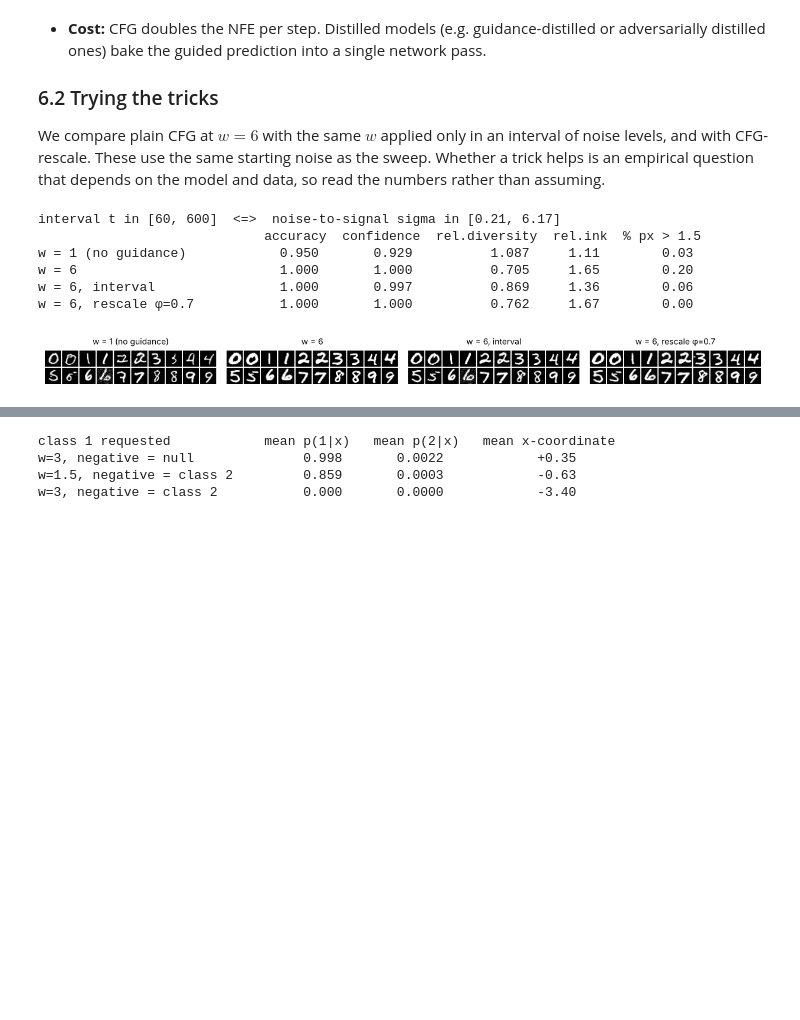
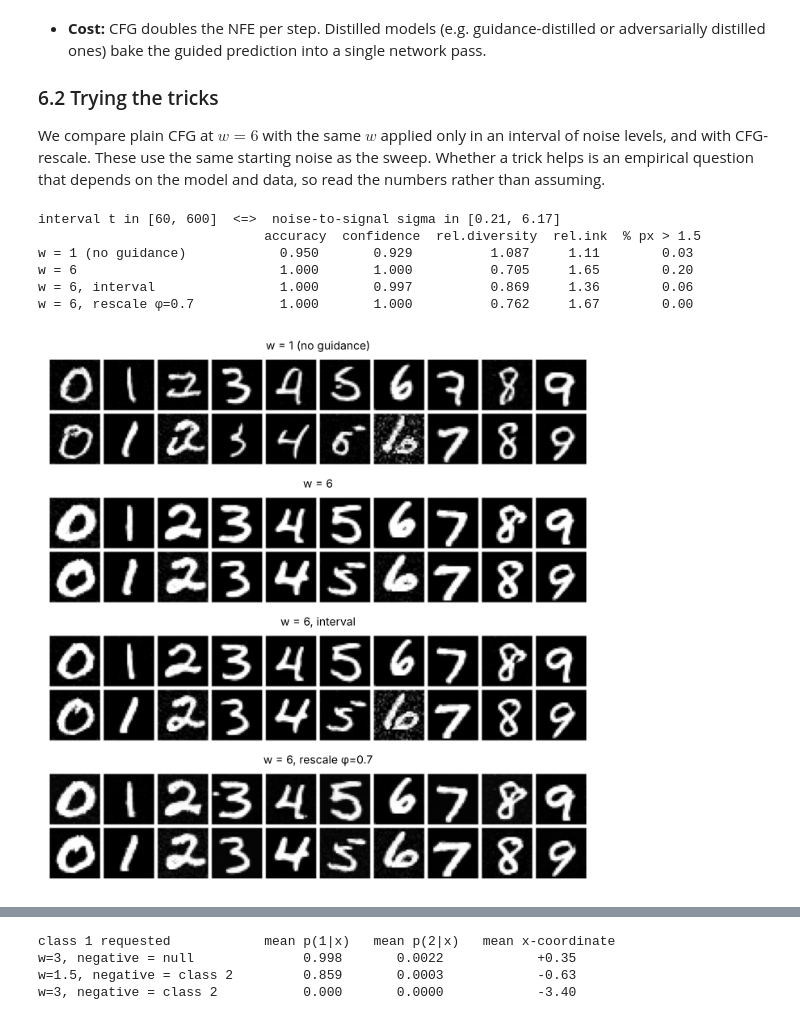
Before and after one commit to johnschwarcz/CognitiveGridworld, a Jupyter notebook: diffusion_tutorial/06_guidance.ipynb, the cells around one changed output, grey strips where cells are left out. Drawn from its saved outputs; the diff is of its cells as text; code cells hidden in the pictures; blank space fills up the shorter version.

```diff
--- a/diffusion_tutorial/06_guidance.ipynb
+++ b/diffusion_tutorial/06_guidance.ipynb
@@ -568,7 +646,10 @@ when it receives `labels` and `p_uncond`.
 # %%
 t0 = time.time()
+# amp=False: a tiny MLP gains nothing from bfloat16, and the eps_c - eps_u analysis below wants full precision
+# (with amp=None, dmtools would switch bf16 on automatically on CUDA GPUs only, so results would depend on the device)
 run2d = dm.train_diffusion(cfg_mlp, x_train, sched2d, labels=y_train, p_uncond=P_UNCOND, steps=STEPS_2D,
-                           batch_size=512, lr=1e-3, warmup=200, progress=False, log_every=max(1, STEPS_2D // 3))
+                           batch_size=512, lr=1e-3, warmup=200, progress=False, log_every=max(1, STEPS_2D // 3),
+                           amp=False)
 cfg_mlp_ema = run2d["ema"].model
 print(f"trained {STEPS_2D} steps in {time.time() - t0:.0f}s")
 # %% [output]
@@ -614,16 +702,19 @@ difference between rows is model error only.
 # %%
 t0 = time.time()
 learned_samples = {w: sample_2d(cfg_mlp_ema, labels_2d, w=w, seed=10) for w in W_LIST}
-exact_cfg_samples = {w: sample_2d(exact, labels_2d, w=w, seed=10) for w in W_LIST}   # = exact classifier guidance
+exact_shared = cg_samples                       # exact guidance, seed 10: same noise as learned_samples
+exact_indep = {w: sample_2d(exact, labels_2d, w=w, seed=11) for w in W_LIST}   # exact CFG, independent noise
 print(f"sampling: {time.time() - t0:.1f}s")
-floor = mmd_by_class(true_cond_2, true_cond, labels_2d)
-print("   w    MMD^2(learned CFG, exact)   (noise floor ~ %.5f)" % floor)
+print("   w   MMD^2(learned, exact)   MMD^2(exact, exact) = noise floor   [both: independent draws]")
 for w in W_LIST:
-    print(f"{w:5.1f}   {mmd_by_class(learned_samples[w], exact_cfg_samples[w], labels_2d):24.5f}")
+    print(f"{w:5.1f}   {mmd_by_class(learned_samples[w], exact_indep[w], labels_2d):20.5f}"
+          f"   {mmd_by_class(exact_shared[w], exact_indep[w], labels_2d):33.5f}")
+print(f"(for contrast, w = 1 with shared noise: {mmd_by_class(learned_samples[1.0], exact_shared[1.0], labels_2d):.5f},"
+      f" deceptively small)")
 
 fig, axes = plt.subplots(2, len(W_LIST), figsize=(3.2 * len(W_LIST), 6.6))
 for j, w in enumerate(W_LIST):
-    for i, (name, s) in enumerate([("exact guidance", exact_cfg_samples[w]), ("learned CFG", learned_samples[w])]):
+    for i, (name, s) in enumerate([("exact guidance", exact_shared[w]), ("learned CFG", learned_samples[w])]):
         axes[i, j].imshow(clean_rgb, extent=[-LIM, LIM, -LIM, LIM], origin="lower", alpha=0.25)
         dm.scatter2d(s[SHOW], ax=axes[i, j], lim=LIM, s=2, alpha=0.5, c=CLASS_RGB[labels_2d[SHOW].numpy()],
                      title=f"{name}, w = {w:g}")
@@ -1014,7 +1108,9 @@ All guidance scales share the same starting noise (common random numbers), so th
 @torch.no_grad()
 def feature_diversity(x, y):
     """Mean pairwise distance of classifier features within each class, averaged over classes."""
-    feats = clf.features(x.clamp(-1, 1))
+    # .cpu(): torch.pdist has no Apple-MPS kernel, and a few hundred 128-d feature vectors are cheap on the CPU
+    feats = clf.features(x.clamp(-1, 1)).float().cpu()
+    y = y.cpu()
     return np.mean([torch.pdist(feats[y == c]).mean().item() for c in range(10) if (y == c).sum() > 1])
 
 
@@ -1130,32 +1225,33 @@ the model and data, so read the numbers rather than assuming.
 # %%
 INTERVAL = (60, 600)   # t range in which guidance is applied (out of T = 1000)
 sig = lambda t: math.sqrt((1 - abar_at(t, mnist_sched)) / abar_at(t, mnist_sched))
 print(f"interval t in [{INTERVAL[0]}, {INTERVAL[1]}]  <=>  noise-to-signal sigma in [{sig(INTERVAL[0]):.2f}, {sig(INTERVAL[1]):.2f}]")
 configs = {f"w = {W_TRICK:g}, interval": dict(w=W_TRICK, interval=INTERVAL),
            f"w = {W_TRICK:g}, rescale φ=0.7": dict(w=W_TRICK, rescale=0.7)}
 # plain w = 1 and w = W_TRICK were already sampled in the sweep, from the same x_T
 trick_x = {"w = 1 (no guidance)": sweep_x[1.0], f"w = {W_TRICK:g}": sweep_x[W_TRICK]}
 for name, kw in configs.items():
     trick_x[name] = guided_ddim(model, mnist_sched, x_T_sweep, y_sweep, n_steps=SWEEP_STEPS, **kw)
 trick_m = {name: digit_metrics(x, y_sweep) for name, x in trick_x.items()}
 print(f"{'':28s} accuracy  confidence  rel.diversity  rel.ink  % px > 1.5")
 for name, m in trick_m.items():
     print(f"{name:28s} {m['acc']:7.3f}   {m['conf']:9.3f}   {m['div']:12.3f}   {m['ink']:6.2f}   {100 * m['over']:9.2f}")
 
-show_idx = torch.cat([torch.where(y_sweep == c)[0][:2] for c in range(10)])
-fig, axes = plt.subplots(1, len(trick_x), figsize=(3.1 * len(trick_x), 2.0))
+show_idx = torch.cat([torch.where(y_sweep == c)[0][:2] for c in range(10)])   # 2 samples per digit
+show_idx = torch.cat([show_idx[0::2], show_idx[1::2]])                          # row 1: 0..9, row 2: 0..9
+fig, axes = plt.subplots(len(trick_x), 1, figsize=(7.0, 1.75 * len(trick_x)))
 for ax, name in zip(axes, trick_x):
     dm.show_images(trick_x[name][show_idx].float().cpu(), nrow=10, ax=ax, title=name)
 plt.tight_layout()
 plt.show()
 # %% [output]
 interval t in [60, 600]  <=>  noise-to-signal sigma in [0.21, 6.17]
                              accuracy  confidence  rel.diversity  rel.ink  % px > 1.5
 w = 1 (no guidance)            0.950       0.929          1.087     1.11        0.03
 w = 6                          1.000       1.000          0.705     1.65        0.20
 w = 6, interval                1.000       0.997          0.869     1.36        0.06
 w = 6, rescale φ=0.7           1.000       1.000          0.762     1.67        0.00
-[figure, old version]
+[figure, new version]
 # %% [markdown]
 Read the table against the plain $w=6$ row:
 * **Interval**: guiding only part of the trajectory is a weaker guidance overall, so it lands between $w=1$ and
```
Also changed, not shown: parts of 30 cells of this notebook, 7 other files.
